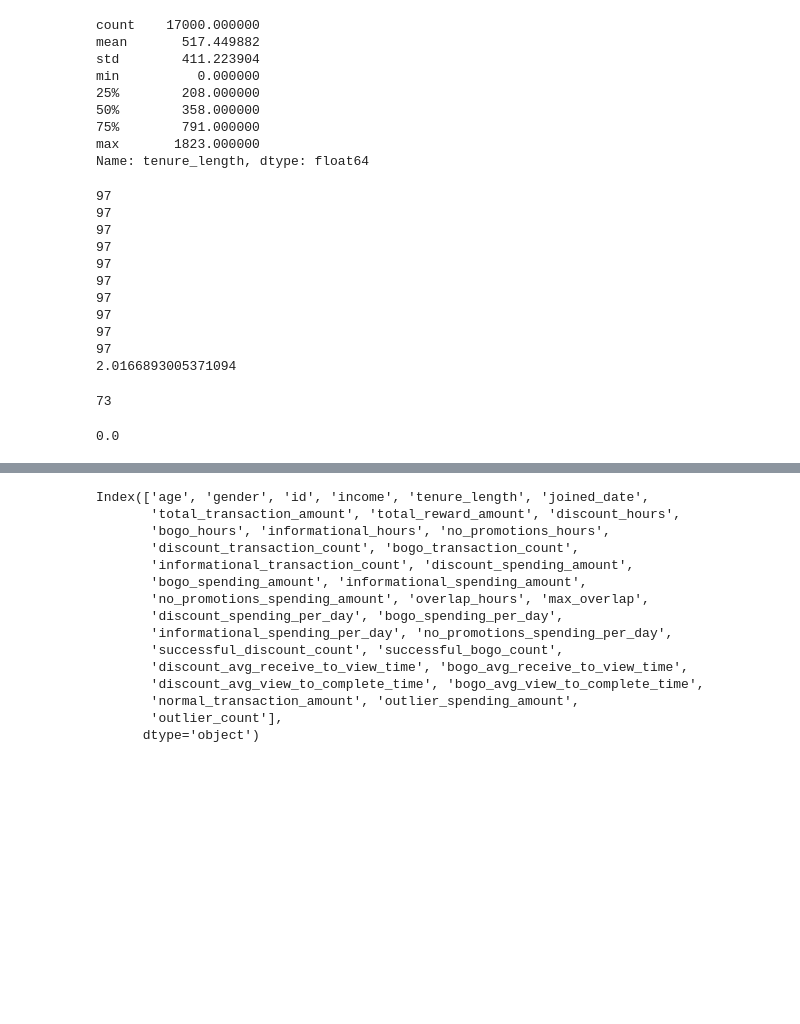
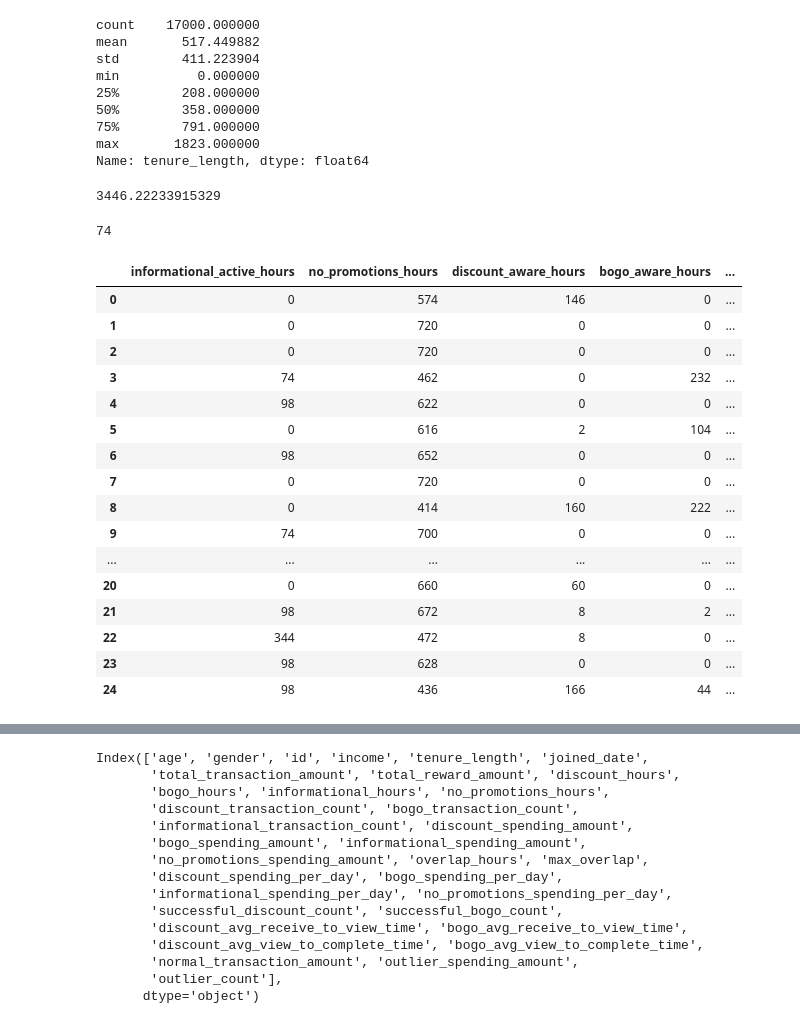
Before and after one commit to keigito/Starbucks_Customer_Analysis, a Jupyter notebook: Starbucks_Capstone_notebook.ipynb, the cells around one changed output, grey strips where cells are left out. Drawn from its saved outputs; the diff is of its cells as text; code cells hidden in the pictures; blank space fills up the shorter version.

```diff
--- a/Starbucks_Capstone_notebook.ipynb
+++ b/Starbucks_Capstone_notebook.ipynb
@@ -645,7 +644,7 @@ outlier_transaction_amount_list = []
 outlier_count_list = []
 
 
-for row in test_profile_df.itertuples():
+for row in profile.itertuples():
 
 #     discount_hours, bogo_hours, informational_hours, no_promotions_hours, discount_transaction_counts, bogo_transaction_counts, informational_transaction_counts, no_promotions_transaction_counts, discount_transaction_amount, bogo_transaction_amount, informational_transaction_amount, no_promotions_transaction_amount, overlap_days, max_overlap, avg_spending_discount, avg_spending_bogo, avg_spending_informational, avg_spending_no_promotions, successful_discount_counts, successful_bogo_counts
     discount_active_hours, bogo_active_hours, informational_active_hours, no_promotions_hours, discount_aware_hours, bogo_aware_hours, informational_aware_hours, discount_transaction_counts, bogo_transaction_counts, informational_transaction_counts, no_promotions_transaction_counts, discount_transaction_amount, bogo_transaction_amount, informational_transaction_amount, no_promotions_transaction_amount, overlap_hours, max_overlap, avg_spending_discount, avg_spending_bogo, avg_spending_informational, avg_spending_no_promotions, successful_discount_counts, successful_bogo_counts, discount_avg_receive_to_view_time, bogo_avg_receive_to_view_time, discount_avg_view_to_complete_time, bogo_avg_view_to_complete_time, outlier_transaction_amount, outlier_count = compute_additional_customer_features(row.id)
@@ -684,21 +683,11 @@ for row in test_profile_df.itertuples():
 
 print(time.time() - t1)
 # %% [output]
-97
-97
-97
-97
-97
-97
-97
-97
-97
-97
-2.0166893005371094
+3446.22233915329
-# %%
-informational_hours
-# %% [output]
-73
+# %%
+informational_active_hours
+# %% [output]
+74
 # %%
 profile["discount_active_hours"] = discount_active_hours_list
 profile["bogo_active_hours"] = bogo_active_hours_list
@@ -729,8 +718,24 @@ profile["discount_avg_receive_to_view_time"] = discount_avg_receive_to_view_time
 profile["bogo_avg_receive_to_view_time"] = bogo_avg_receive_to_view_time_list
 profile["discount_avg_view_to_complete_time"] = discount_avg_view_to_complete_time_list
 profile["bogo_avg_view_to_complete_time"] = bogo_avg_view_to_complete_time_list
-# %%
-no_promotions_avg_spending_list[6]
-# %% [output]
-0.0
+# %%
+profile.iloc[0:25, 10:20]
+# %% [output]
+|  | informational_active_hours | no_promotions_hours | discount_aware_hours | bogo_aware_hours | ... |
+| 0 | 0 | 574 | 146 | 0 | ... |
+| 1 | 0 | 720 | 0 | 0 | ... |
+| 2 | 0 | 720 | 0 | 0 | ... |
+| 3 | 74 | 462 | 0 | 232 | ... |
+| 4 | 98 | 622 | 0 | 0 | ... |
+| 5 | 0 | 616 | 2 | 104 | ... |
+| 6 | 98 | 652 | 0 | 0 | ... |
+| 7 | 0 | 720 | 0 | 0 | ... |
+| 8 | 0 | 414 | 160 | 222 | ... |
+| 9 | 74 | 700 | 0 | 0 | ... |
+| ... | ... | ... | ... | ... | ... |
+| 20 | 0 | 660 | 60 | 0 | ... |
+| 21 | 98 | 672 | 8 | 2 | ... |
+| 22 | 344 | 472 | 8 | 0 | ... |
+| 23 | 98 | 628 | 0 | 0 | ... |
+| 24 | 98 | 436 | 166 | 44 | ... |
 # %%
```
Also changed, not shown: parts of 20 cells of this notebook.
